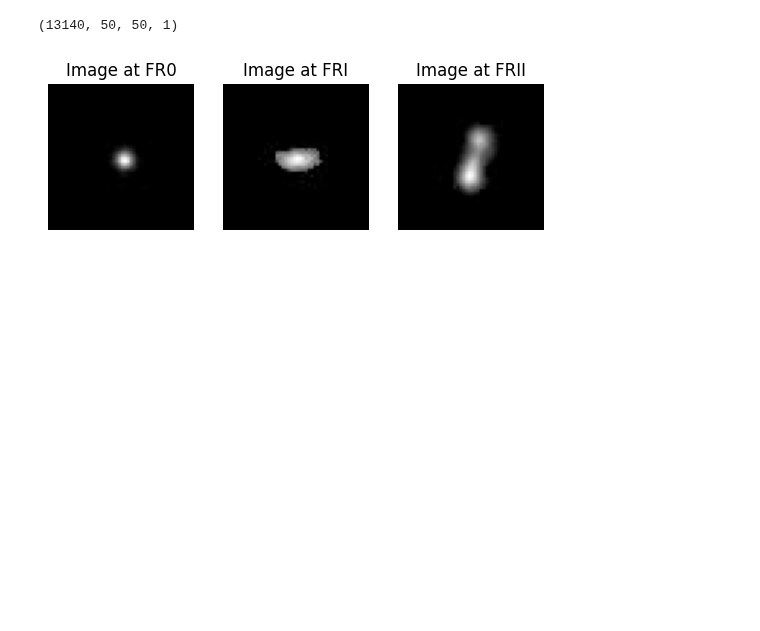
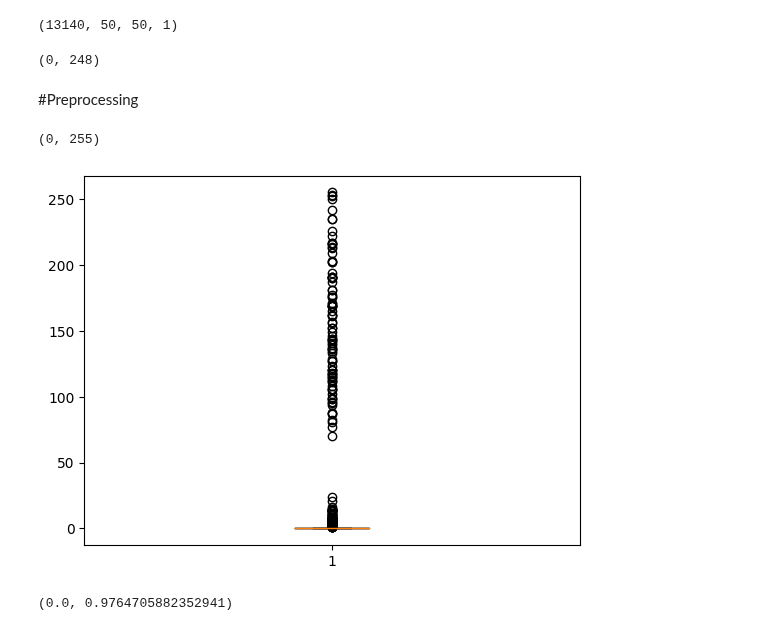
Before and after one commit to FaridRash/DATA-MINING-MACHINE-LEARNING-semester-2-, a Jupyter notebook: The Final Project/Notebooks/Farid/Farid_1st.ipynb, the cells around one changed output. Cells and saved outputs as stored; diff of their text form; code cells hidden in the pictures; blank space fills up the shorter version.

```diff
--- a/The Final Project/Notebooks/Farid/Farid_1st.ipynb
+++ b/The Final Project/Notebooks/Farid/Farid_1st.ipynb
@@ -115,25 +169,2 @@ data.shape
 # %% [output]
 (13140, 50, 50, 1)
-# %%
-image = np.squeeze(data[10])
-plt.subplot(1, 3, 1)
-plt.imshow(image, cmap='gray')
-plt.axis('off')
-plt.title(f"Image at FR0")
-
-image = np.squeeze(data[7101])
-plt.subplot(1, 3, 2)
-plt.imshow(image, cmap='gray')
-plt.axis('off')
-plt.title(f"Image at FRI")
-
-image = np.squeeze(data[12001])
-plt.subplot(1, 3, 3)
-plt.imshow(image, cmap='gray')
-plt.axis('off')
-plt.title(f"Image at FRII")
-
-
-plt.show()
-# %% [output]
-[figure, removed]
@@ -143,0 +171,18 @@ labels = pd.DataFrame(labels)
+# %%
+np.min(data_cropped[0]), np.max(data_cropped[0])
+# %% [output]
+(0, 248)
+# %% [markdown]
+#Preprocessing
+# %%
+img = data_cropped[random.randint(0, 13140)]
+# %%
+np.min(img), np.max(img)
+# %% [output]
+(0, 255)
+# %%
+img_flatten = img.flatten()
+plt.boxplot(img_flatten)
+plt.show()
+# %% [output]
+[figure, added]
@@ -143,0 +191,5 @@ labels = pd.DataFrame(labels)
+# %%
+img = data_normalized[random.randint(0, 13140)]
+np.min(img), np.max(img)
+# %% [output]
+(0.0, 0.9764705882352941)
```
Also changed, not shown: parts of 17 cells of this notebook.
